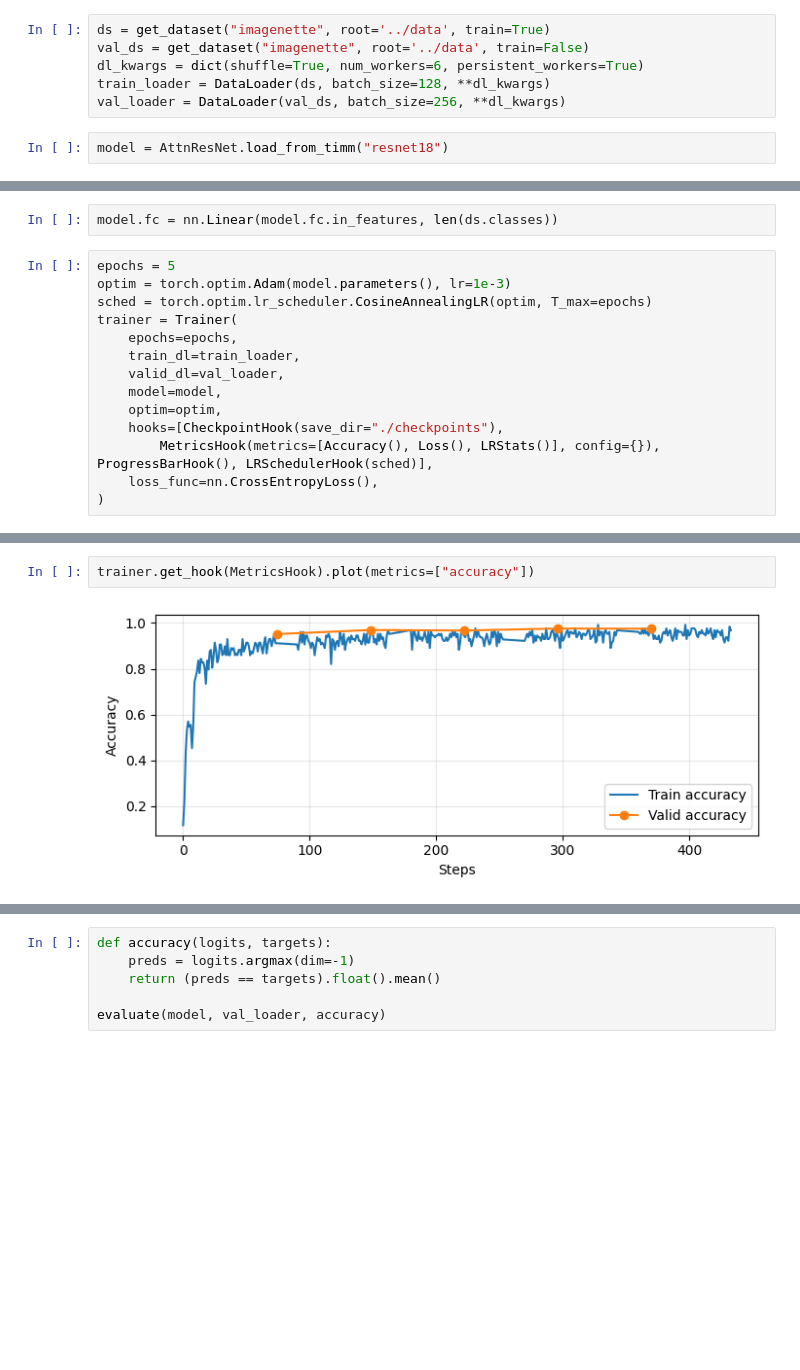
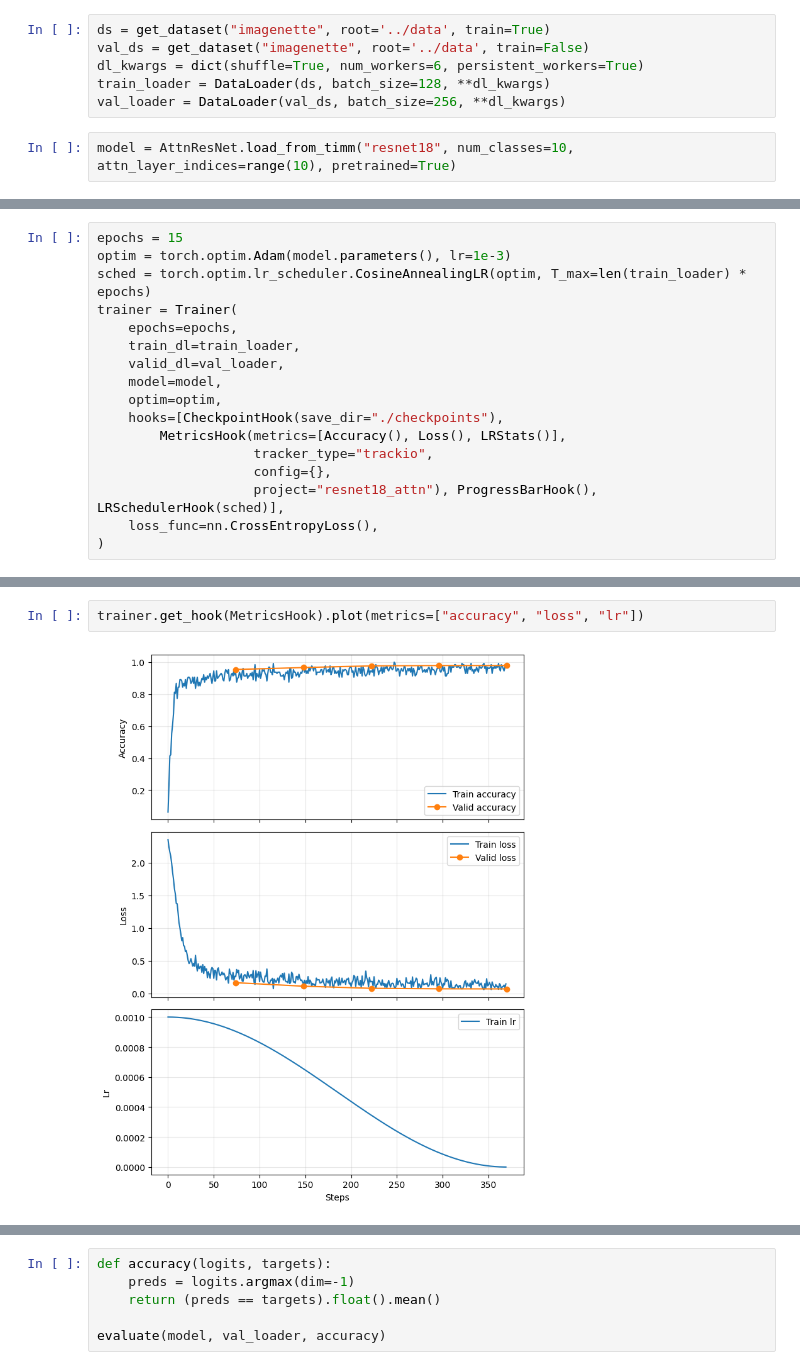
Before and after one commit to ssslakter/graph-attention, a Jupyter notebook: notebooks/resnet.ipynb, the cells around one changed output, grey strips where cells are left out. Cells and saved outputs as stored; diff of their text form; blank space fills up the shorter version.

```diff
--- a/notebooks/resnet.ipynb
+++ b/notebooks/resnet.ipynb
@@ -12,6 +12,6 @@ dl_kwargs = dict(shuffle=True, num_workers=6, persistent_workers=True)
 train_loader = DataLoader(ds, batch_size=128, **dl_kwargs)
 val_loader = DataLoader(val_ds, batch_size=256, **dl_kwargs)
 # %%
-model = AttnResNet.load_from_timm("resnet18")
+model = AttnResNet.load_from_timm("resnet18", num_classes=10, attn_layer_indices=range(10), pretrained=True)
 # %% [output]
 Fetching pretrained weights for resnet18...
@@ -20,9 +21,7 @@ Fetching pretrained weights for resnet18...
-# %%
-model.fc = nn.Linear(model.fc.in_features, len(ds.classes))
 # %%
-epochs = 5
+epochs = 15
 optim = torch.optim.Adam(model.parameters(), lr=1e-3)
-sched = torch.optim.lr_scheduler.CosineAnnealingLR(optim, T_max=epochs)
+sched = torch.optim.lr_scheduler.CosineAnnealingLR(optim, T_max=len(train_loader) * epochs)
 trainer = Trainer(
     epochs=epochs,
     train_dl=train_loader,
@@ -30,7 +29,10 @@ trainer = Trainer(
     model=model,
     optim=optim,
     hooks=[CheckpointHook(save_dir="./checkpoints"),
-        MetricsHook(metrics=[Accuracy(), Loss(), LRStats()], config={}), ProgressBarHook(), LRSchedulerHook(sched)],
+        MetricsHook(metrics=[Accuracy(), Loss(), LRStats()],
+                    tracker_type="trackio",
+                    config={},
+                    project="resnet18_attn"), ProgressBarHook(), LRSchedulerHook(sched)],
     loss_func=nn.CrossEntropyLoss(),
 )
 # %%
@@ -46,4 +48,4 @@ trainer.fit()
 # %%
-trainer.get_hook(MetricsHook).plot(metrics=["accuracy"])
+trainer.get_hook(MetricsHook).plot(metrics=["accuracy", "loss", "lr"])
 # %% [output]
-[figure, old version]
+[figure, new version]
```
Also changed, not shown: parts of 3 cells of this notebook, 11 other files.
